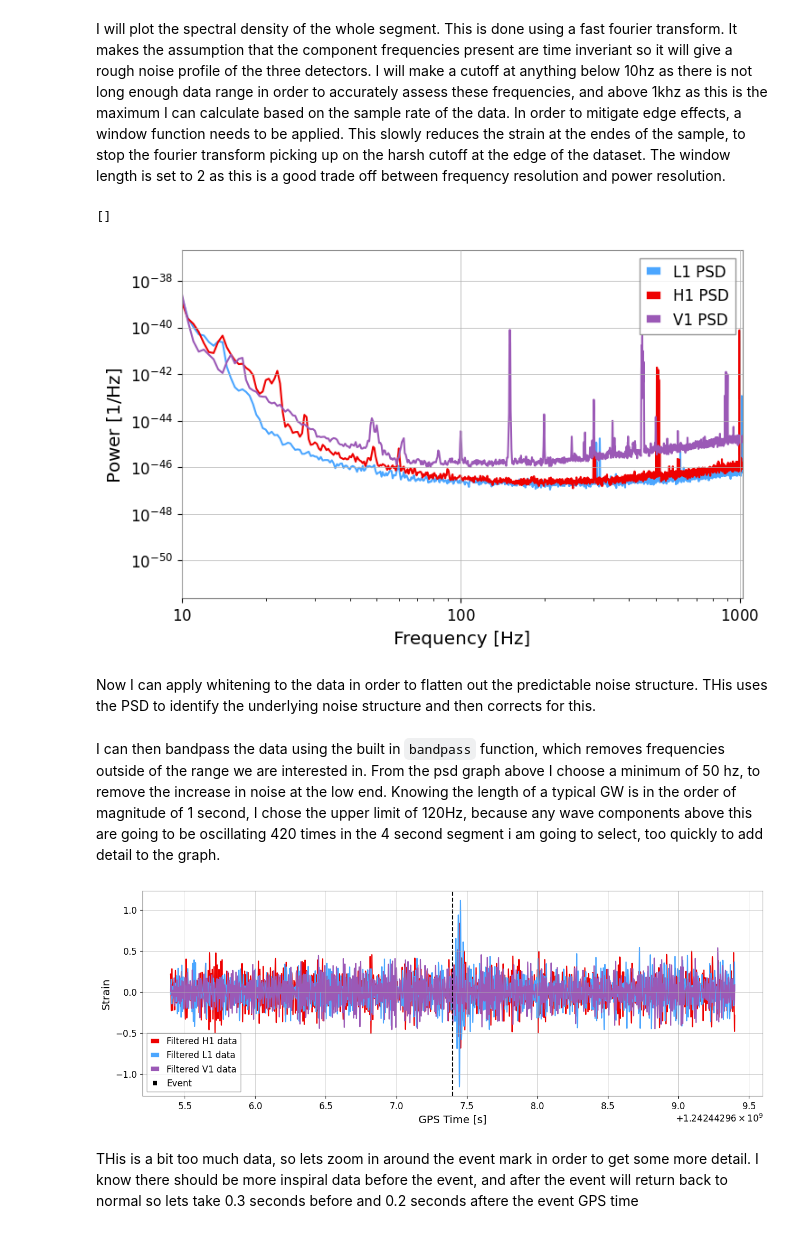
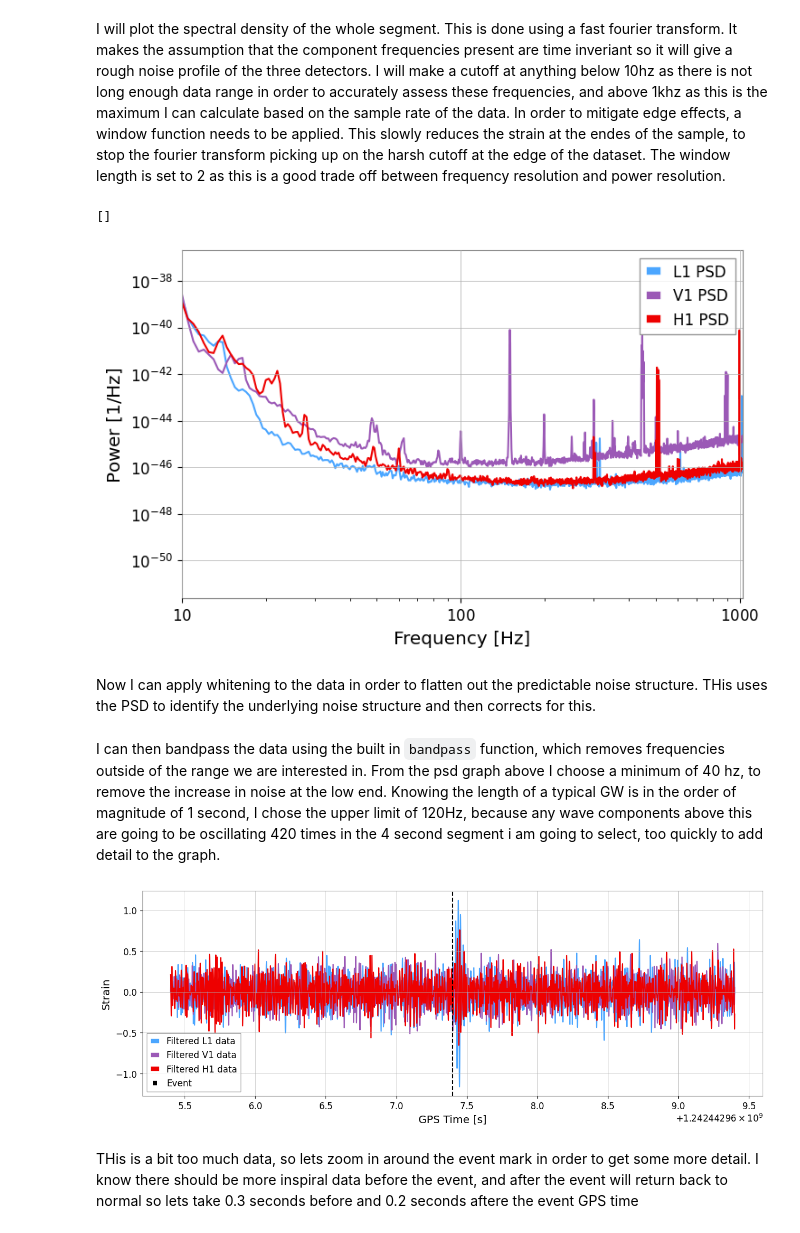
Before and after one commit to Clarke-Jools-36/GWAstro, a Jupyter notebook: final_project.ipynb, the cells around one changed output. Cells and saved outputs as stored; diff of their text form; code cells hidden in the pictures.

Commit message:
solved! Minimise taking some time however

```diff
--- a/final_project.ipynb
+++ b/final_project.ipynb
@@ -54,16 +64,19 @@ from gwpy.timeseries import TimeSeries
 segment_length = 64 #seconds
 segment = (int(gps)-(segment_length/2), int(gps)+(segment_length/2))
 
-ldata = TimeSeries.fetch_open_data('L1', *segment) #livingston
-hdata = TimeSeries.fetch_open_data('H1', *segment) #hanford
-vdata = TimeSeries.fetch_open_data('V1', *segment) #virgo
+data={} # an empty dictionary
+ifos=['L1','V1','H1'] # a list which we use as the dictionary keys
+for ifo in ifos:
+    data[ifo] = TimeSeries.fetch_open_data(ifo, *segment)
 # %% [markdown]
 I can plot the data using pyplot, using the specific colours assigned to the GW observatories for clarity. The event occurs at the point marked by the dotted vertical line
 # %%
 plt.figure(figsize=(15,5))
-plt.plot(ldata.times,ldata,label='L1 data',color='gwpy:ligo-livingston')
-plt.plot(vdata.times,vdata,label='V1 data',color='gwpy:virgo')
-plt.plot(hdata.times,hdata,label='H1 data',color='gwpy:ligo-hanford')
+colours=['gwpy:ligo-livingston','gwpy:virgo','gwpy:ligo-hanford'] #define colours to use
+
+for ifo,colour in zip(ifos,colours):
+  plt.plot(data[ifo].times,data[ifo],label=f'{ifo} data',color=colour)
+
 plt.axvline(gps, linestyle="--", color='k', label="Event")
 plt.xlabel('GPS Time [s]')
 plt.ylabel('Strain')
@@ -75,14 +88,14 @@ plt.show()
 I will plot the spectral density of the whole segment. This is done using a fast fourier transform. It makes the assumption that the component frequencies present are time inveriant so it will give a rough noise profile of the three detectors. I will make a cutoff at anything below 10hz as there is not long enough data range in order to accurately assess these frequencies, and above 1khz as this is the maximum I can calculate based on the sample rate of the data. In order to mitigate edge effects, a window function needs to be applied. This slowly reduces the strain at the endes of the sample, to stop the fourier transform picking up on the harsh cutoff at the edge of the dataset. The window length is set to 2 as this is a good trade off between frequency resolution and power resolution.
 # %%
 window_l = 2
-lpsd=(ldata.psd(fftlength=window_l))
-hpsd=(hdata.psd(fftlength=window_l))
-vpsd=(vdata.psd(fftlength=window_l))
+psd_ = {}
+for ifo in ifos:
+  psd_[ifo]=(data[ifo].psd(fftlength=window_l))
 
 plt.figure(figsize=(8,5))
-plt.loglog(lpsd.frequencies,lpsd,label='L1 PSD',color='gwpy:ligo-livingston')
-plt.loglog(hpsd.frequencies,hpsd,label='H1 PSD',color='gwpy:ligo-hanford')
-plt.loglog(vpsd.frequencies,vpsd,label='V1 PSD',color='gwpy:virgo')
+for ifo,colour in zip(ifos,colours):
+  plt.loglog(psd_[ifo].frequencies,psd_[ifo],label=f'{ifo} PSD',color=colour)
+
 
 plt.xlabel('Frequency [Hz]')
 plt.ylabel('Power [$1/\mathrm{Hz}$]')
@@ -91,6 +104,6 @@ plt.legend()
 plt.plot()
 # %% [output]
 []
-[figure, old version]
+[figure, new version]
 # %% [markdown]
 Now I can apply whitening to the data in order to flatten out the predictable noise structure. THis uses the PSD to identify the underlying noise structure and then corrects for this.
@@ -101,21 +110,26 @@ vdata_white = vdata.whiten(fftlength=window_l)
+# %%
+white_ = {}
+for ifo in ifos:
+  white_[ifo] = data[ifo].whiten(fftlength=window_l)
 # %% [markdown]
-I can then bandpass the data using the built in `bandpass` function, which removes frequencies outside of the range we are interested in. From the psd graph above I choose a minimum of 50 hz, to remove the increase in noise at the low end. Knowing the length of a typical GW is in the order of magnitude of 1 second, I chose the upper limit of 120Hz, because any wave components above this are going to be oscillating 420 times in the 4 second segment i am going to select, too quickly to add detail to the graph.
+I can then bandpass the data using the built in `bandpass` function, which removes frequencies outside of the range we are interested in. From the psd graph above I choose a minimum of 40 hz, to remove the increase in noise at the low end. Knowing the length of a typical GW is in the order of magnitude of 1 second, I chose the upper limit of 120Hz, because any wave components above this are going to be oscillating 420 times in the 4 second segment i am going to select, too quickly to add detail to the graph.
 # %%
-hdata_bp=hdata_white.bandpass(50,120).crop(gps-2,gps+2)
-ldata_bp=ldata_white.bandpass(50,120).crop(gps-2,gps+2)
-vdata_bp=vdata_white.bandpass(50,120).crop(gps-2,gps+2)
+bp_ = {}
+
+for ifo in ifos:
+  bp_[ifo]=white_[ifo].bandpass(40,120).crop(gps-2,gps+2)
 
 plt.figure(figsize=(15,5))
-plt.plot(hdata_bp.times,hdata_bp,label='Filtered H1 data', color='gwpy:ligo-hanford')
-plt.plot(ldata_bp.times,ldata_bp,label='Filtered L1 data', color='gwpy:ligo-livingston')
-plt.plot(vdata_bp.times,vdata_bp,label='Filtered V1 data', color='gwpy:virgo')
+for ifo,colour in zip(ifos,colours):
+  plt.plot(bp_[ifo].times,bp_[ifo],label=f'Filtered {ifo} data', color=colour)
+
 plt.axvline(gps, linestyle="--", color='k', label="Event")
 plt.xlabel('GPS Time [s]')
 plt.ylabel('Strain')
 plt.legend()
 plt.show()
 # %% [output]
-[figure, old version]
+[figure, new version]
 # %% [markdown]
 THis is a bit too much data, so lets zoom in around the event mark in order to get some more detail. I know there should be more inspiral data before the event, and after the event will return back to normal so lets take 0.3 seconds before and 0.2 seconds aftere the event GPS time
 # %%
```
Also changed, not shown: parts of 75 cells of this notebook.
